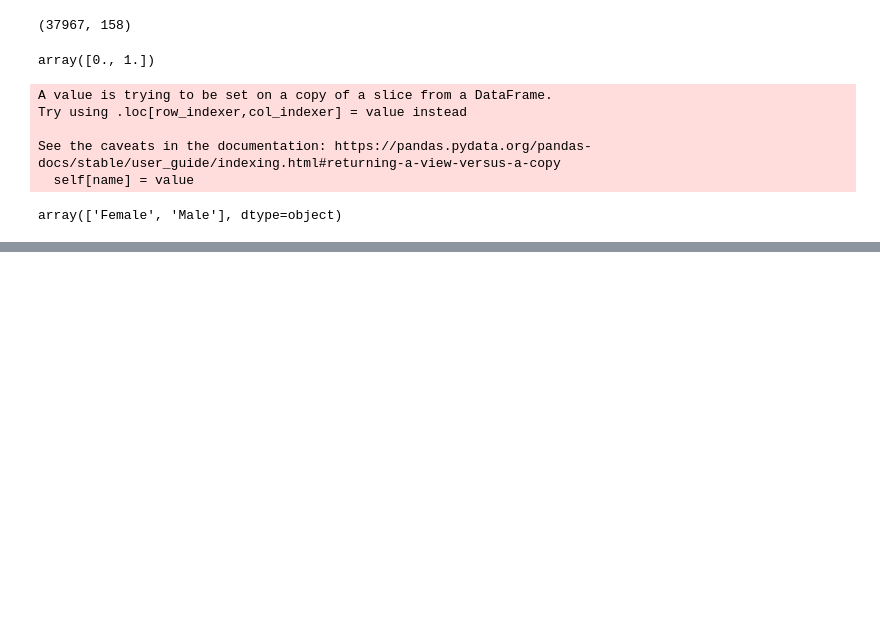
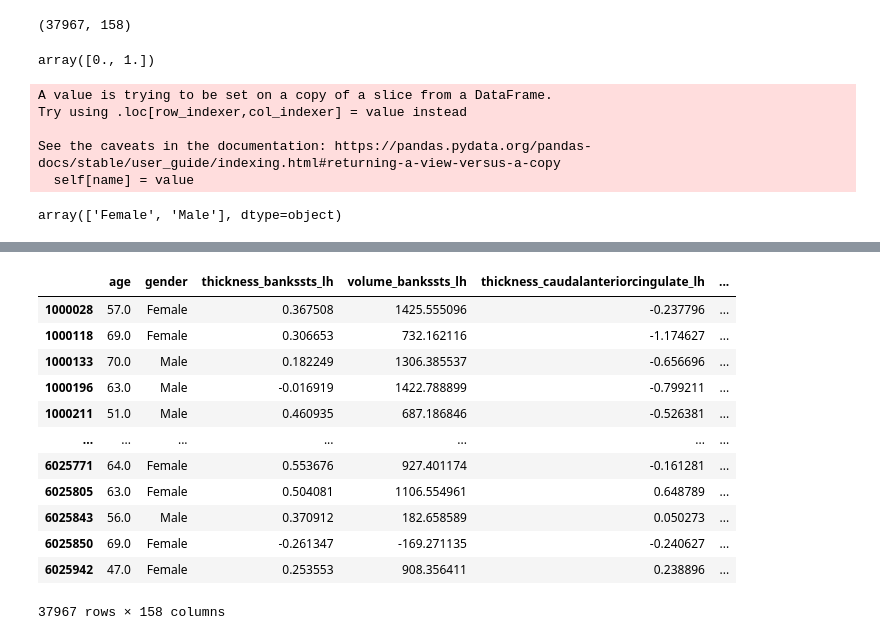
Before and after one commit to tighu20/adni_phenotypes, a Jupyter notebook: data/Preprocessing UKB data.ipynb, the cells around one changed output, grey strips where cells are left out. Drawn from its saved outputs; the diff is of its cells as text; code cells hidden in the pictures; blank space fills up the shorter version.

```diff
--- a/data/Preprocessing UKB data.ipynb
+++ b/data/Preprocessing UKB data.ipynb
@@ -167,0 +186,17 @@ df_all.shape
+# %%
+# Outputting for quick visual check
+df_all
+# %% [output]
+|  | age | gender | thickness_bankssts_lh | volume_bankssts_lh | thickness_caudalanteriorcingulate_lh | ... |
+| 1000028 | 57.0 | Female | 0.367508 | 1425.555096 | -0.237796 | ... |
+| 1000118 | 69.0 | Female | 0.306653 | 732.162116 | -1.174627 | ... |
+| 1000133 | 70.0 | Male | 0.182249 | 1306.385537 | -0.656696 | ... |
+| 1000196 | 63.0 | Male | -0.016919 | 1422.788899 | -0.799211 | ... |
+| 1000211 | 51.0 | Male | 0.460935 | 687.186846 | -0.526381 | ... |
+| ... | ... | ... | ... | ... | ... | ... |
+| 6025771 | 64.0 | Female | 0.553676 | 927.401174 | -0.161281 | ... |
+| 6025805 | 63.0 | Female | 0.504081 | 1106.554961 | 0.648789 | ... |
+| 6025843 | 56.0 | Male | 0.370912 | 182.658589 | 0.050273 | ... |
+| 6025850 | 69.0 | Female | -0.261347 | -169.271135 | -0.240627 | ... |
+| 6025942 | 47.0 | Female | 0.253553 | 908.356411 | 0.238896 | ... |
+37967 rows × 158 columns
```
Also changed, not shown: parts of 10 cells of this notebook, 1 other file.
